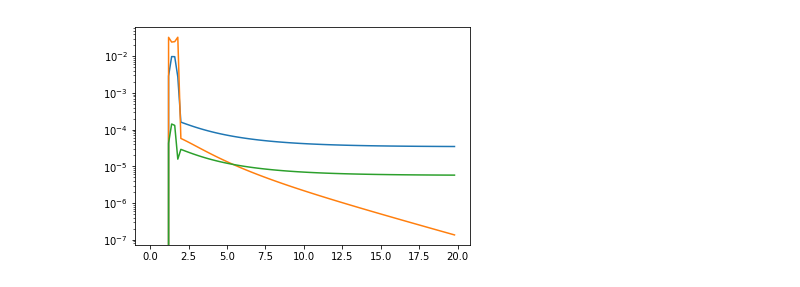
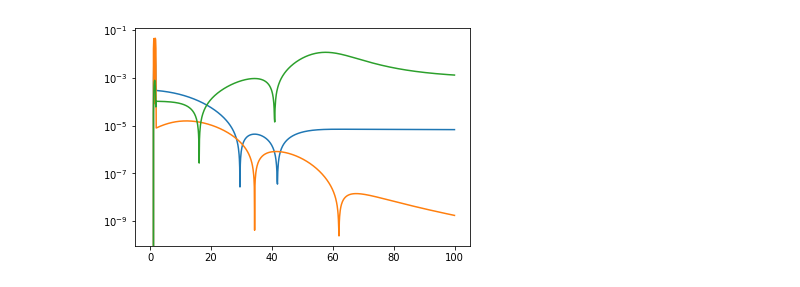
Before and after one commit to bpiotrzkowski/Double-Null-Code, a Jupyter notebook: All Function Checker.ipynb, the cells around one changed output. Saved outputs shown, nothing was run; the diff lists cells and outputs as text; code cells hidden in the pictures.

```diff
--- a/All Function Checker.ipynb
+++ b/All Function Checker.ipynb
@@ -16,7 +16,7 @@ import h5py
 
 #!jt -t onedork -cellw 90%
 # %%
-uscal=50
+uscal=5
 vscal=10
 extraterms=True
 # %%
@@ -172,4 +172,4 @@ k+: 0.20486653209365185 k-: 1.3837225159034263 kc: 0.05055593443881179
 # %%
-uval=3
-print(Nu)
+uval=500
+print(0,Nu)
 # %% [output]
@@ -176,0 +177,4 @@ print(Nu)
+# %%
+dercorr=dr0v/0.5/np.abs(1-2*massnp[0][0]/rnp[0][0]+Q**2/rnp[0][0]**2-Lambda*(rnp[0][0])**2.0/3.0)
+vrange2=vrange*dercorr
+print(dercorr)
@@ -229,9 +272,9 @@ plt.show()
 # %%
-plt.plot(vrange,np.abs(phinp[uval]))
-plt.plot(vrange,np.abs(dphinpv[uval]))
-plt.plot(vrange,np.abs(dphinpu[uval]))
+plt.plot(vrange2,np.abs(phinp[uval])/dercorr)
+plt.plot(vrange2,np.abs(dphinpv[uval])/dercorr)
+plt.plot(vrange2,np.abs(dphinpu[uval])/dercorr)
 #plt.plot(vrange,dphinpv[0])
 plt.yscale('log')
 plt.show()
 # %% [output]
-[figure, old version]
+[figure, new version]
```
Also changed, not shown: parts of 24 cells of this notebook.
